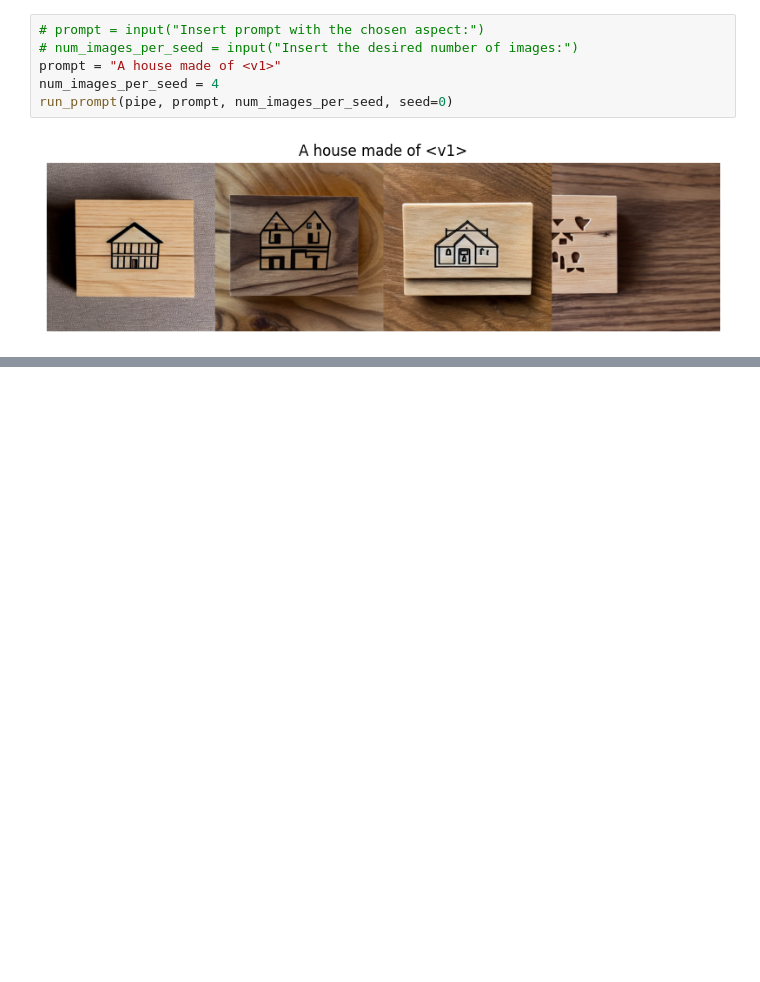
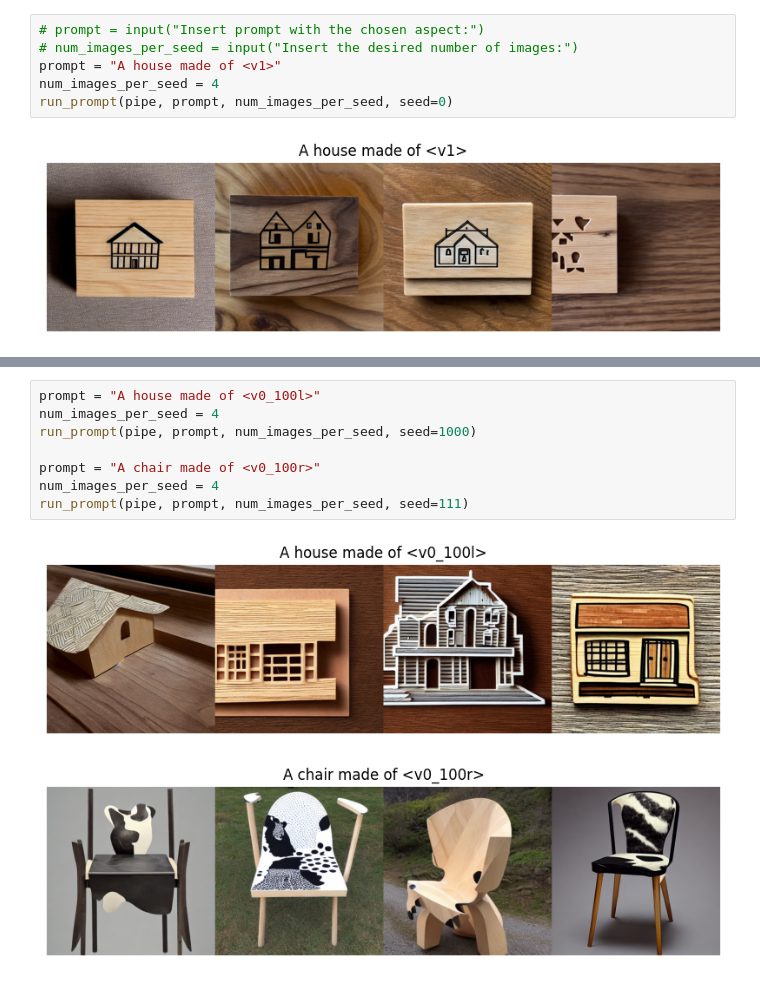
Before and after one commit to google/inspiration_tree, a Jupyter notebook: inspiration_tree_playground.ipynb, the cells around one changed output, grey strips where cells are left out. Drawn from its saved outputs; the diff is of its cells as text; blank space fills up the shorter version.

```diff
--- a/inspiration_tree_playground.ipynb
+++ b/inspiration_tree_playground.ipynb
@@ -94,0 +146,11 @@ run_prompt(pipe, prompt, num_images_per_seed, seed=0)
+# %%
+prompt = "A house made of <v0_100l>"
+num_images_per_seed = 4
+run_prompt(pipe, prompt, num_images_per_seed, seed=1000)
+
+prompt = "A chair made of <v0_100r>"
+num_images_per_seed = 4
+run_prompt(pipe, prompt, num_images_per_seed, seed=111)
+# %% [output]
+[figure, added]
+[figure, added]
```
Also changed, not shown: parts of 3 cells of this notebook.
